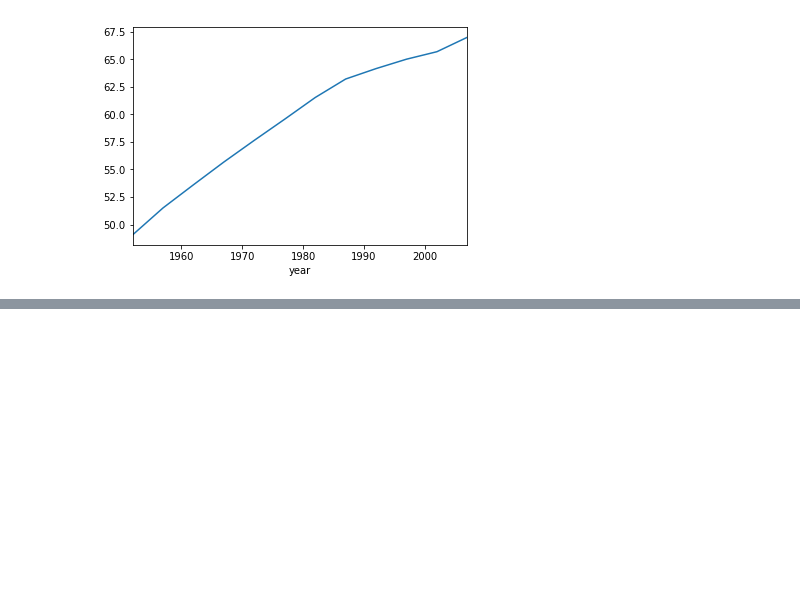
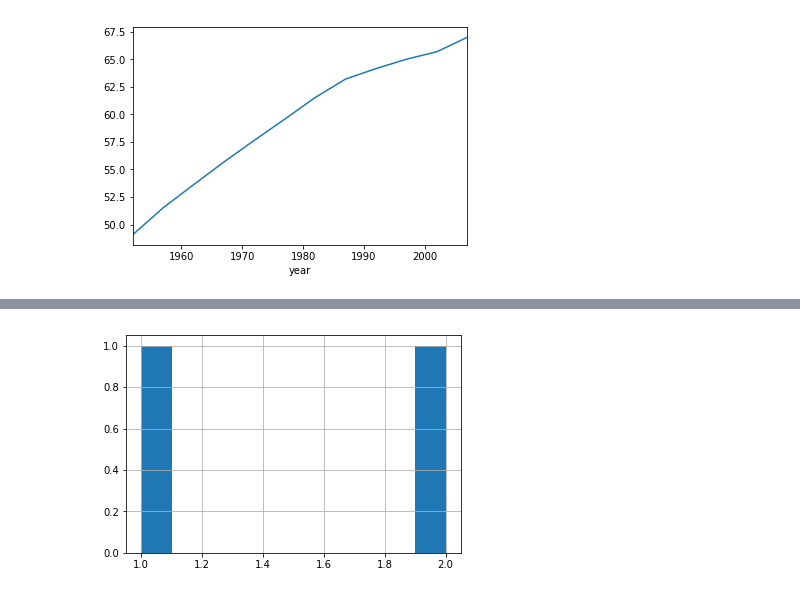
Before and after one commit to MohammadAliAfsahi/Python_Pandas_Library, a Jupyter notebook: Panadas.ipynb, the cells around one changed output, grey strips where cells are left out. Saved outputs shown, nothing was run; the diff lists cells and outputs as text; code cells hidden in the pictures; blank space fills up the shorter version.

```diff
--- a/Panadas.ipynb
+++ b/Panadas.ipynb
@@ -200,3 +205,87 @@ Name: serial_number, dtype: int64
 <bound method SeriesGroupBy.value_counts of <pandas.core.groupby.generic.SeriesGroupBy object at 0x...>>
 <matplotlib.axes._subplots.AxesSubplot at 0x...>
 [figure]
+# %%
+# LET'S USE SOME DATA STRUCTURE IN PANDAS
+print("Data Structure in pandas")
+series = pd.Series(['Data',1])
+print(series)
+
+print("-------------------------------------")
+series = pd.Series(['Data',1],index=['frist',2])
+print(series)
+
+print("-------------------------------------")
+df = pd.DataFrame({"Data":[1,2],"value":[1531345,35435435]})
+print(df)
+
+print("-------------------------------------")
+df = pd.DataFrame(data={"Data":[1,2],"value":[1531345,35435435]},index=['first row','second row'],columns=['value','Data'])
+print(df)
+
+print("-------------------------------------")
+first_row = df.loc['first row']
+print(type(first_row))
+print(first_row)
+print("\n### first row using index attr")
+print(first_row.index)
+print("### first row using values attr")
+print(first_row.values)
+print("### first row using keys() method")
+print(first_row.keys())
+print("######")
+print(first_row.index[0])
+print("######")
+print(first_row.keys()[1])
+print("######")
+
+print("\n-------------------------------------")
+value = df['value']
+print(value)
+print("########")
+data = df['Data']
+print(data)
+print("########")
+print("data mean: ",data.mean())
+print("########")
+print("data minimum: ", data.min())
+print("########")
+print("data maximum: ", data.max())
+print("########")
+print("data standard deviation: ",data.std())
+print("########")
+print("data and values concatenation: \n", data.append(value))
+print("########")
+print("data and value correlation: ", data.corr(value))
+print("########")
+print("data and value covariance: ", data.cov(value))
+print("########")
+print("data description: \n", data.describe())
+print("########")
+print("data drop duplicate: \n", data.drop_duplicates())
+print("########")
+print("data histogram: ", data.hist())
+print("########")
+print("if data and value are equal : ", data.equals(value))
+print("########")
+print("data values: ", data.get_values())
+print("########")
+print("data median: ", data.median())
+print("########")
+print("data mode: \n", data.mode())
+print("########")
+print("data quantile :", data.quantile())
+print("########")
+print("data replace: \n", data.replace())
+print("########")
+print("data sample: ", data.sample())
+print("########")
+print("data sort: ", data.sort_values())
+print("########")
+print("data transpose: \n", data.transpose())
+print("########")
+print("data unique : ", data.unique())
+print("########")
+print("convert data to DataFrame: \n", data.to_frame())
+print("########")
+# %% [output]
@@ -202,0 +309 @@ Name: serial_number, dtype: int64
+[figure, added]
```
Also changed, not shown: parts of 11 cells of this notebook.
